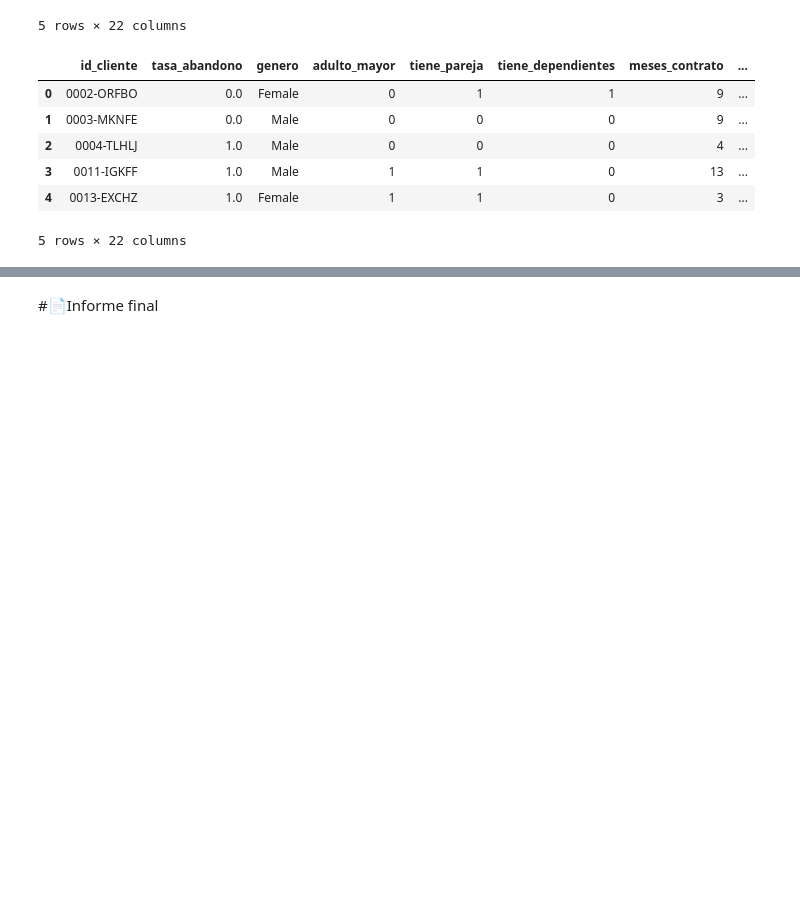
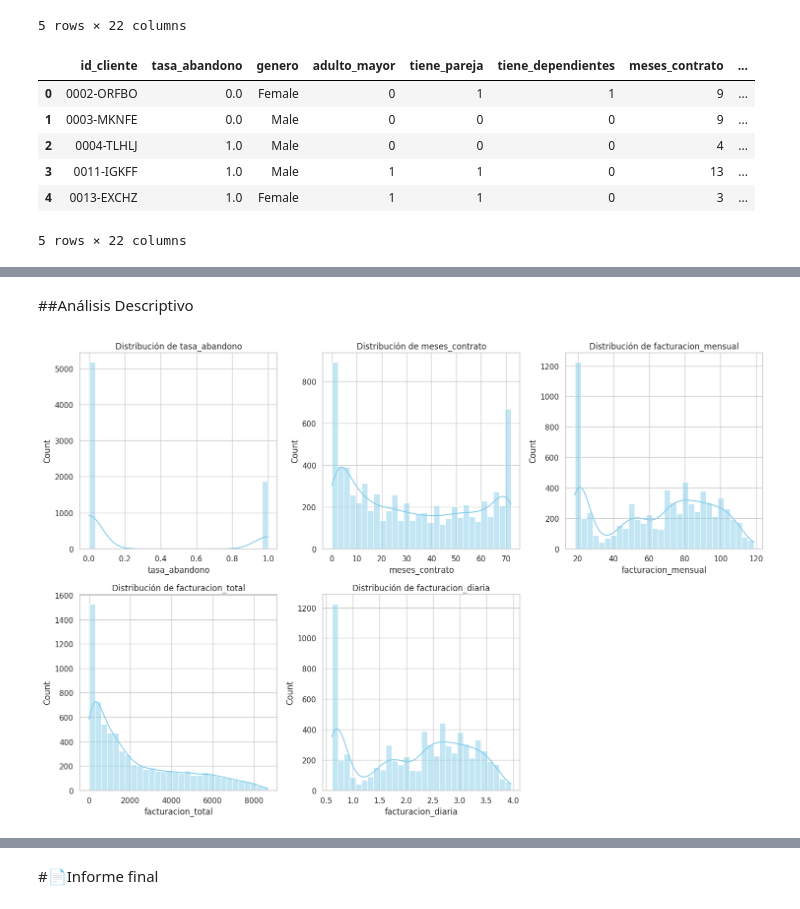
Before and after one commit to REVOLUTTION/TelecomX, a Jupyter notebook: TelecomX_LATAM.ipynb, the cells around one changed output, grey strips where cells are left out. Drawn from its saved outputs; the diff is of its cells as text; code cells hidden in the pictures; blank space fills up the shorter version.

```diff
--- a/TelecomX_LATAM.ipynb
+++ b/TelecomX_LATAM.ipynb
@@ -349,0 +390,15 @@ datos.head()
+# %% [markdown]
+##Análisis Descriptivo
+# %%
+sns.set(style="whitegrid")
+
+# Histogramas para variables numéricas continuas
+plt.figure(figsize=(15,10))
+for i, col in enumerate(['tasa_abandono', 'meses_contrato', 'facturacion_mensual', 'facturacion_total', 'facturacion_diaria']):
+    plt.subplot(2,3,i+1)
+    sns.histplot(datos[col], bins=30, kde=True, color='skyblue')
+    plt.title(f'Distribución de {col}')
+plt.tight_layout()
+plt.show()
+# %% [output]
+[figure, added]
```
Also changed, not shown: parts of 12 cells of this notebook.
